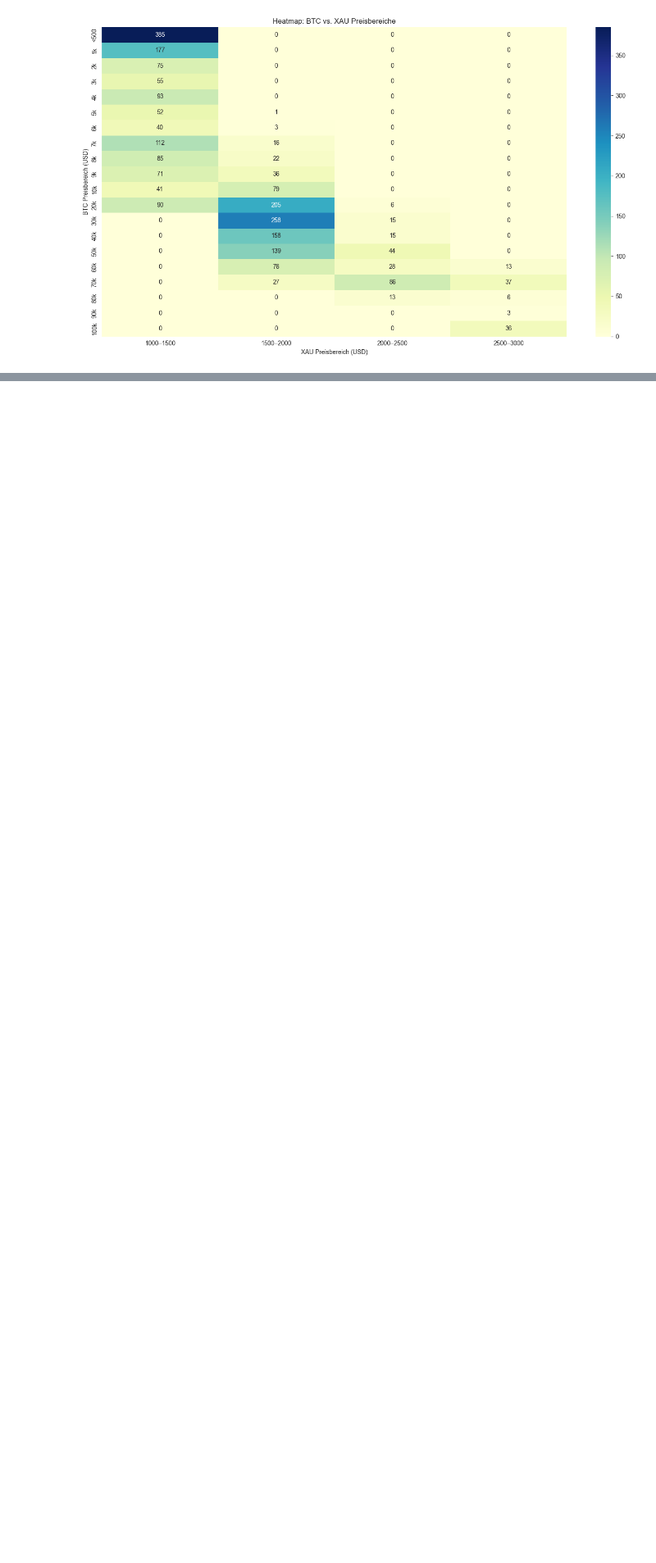
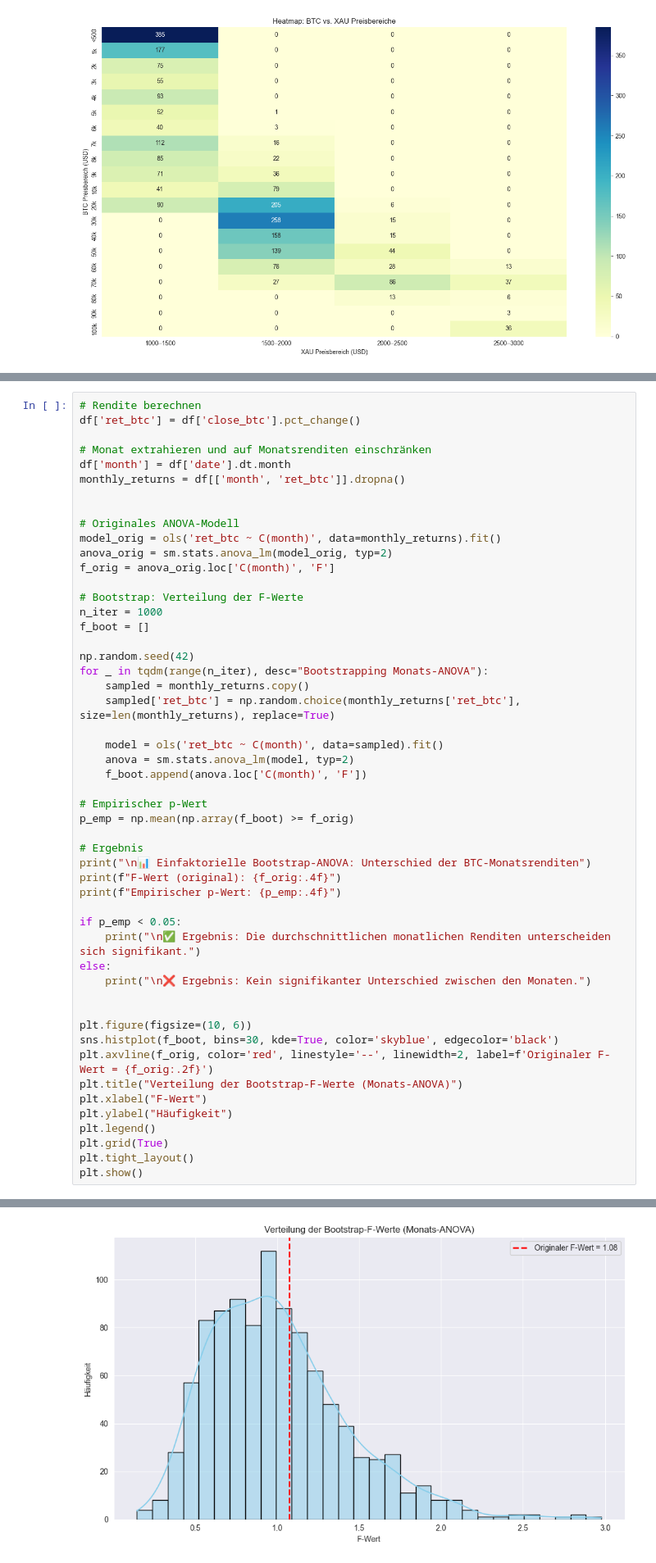
Before and after one commit to mohammadtaiba/DataVision, a Jupyter notebook: notebooks/btc_vs_gold.ipynb, the cells around one changed output, grey strips where cells are left out. Shown at 82% size. Cells and saved outputs as stored; diff of their text form; blank space fills up the shorter version.

```diff
--- a/notebooks/btc_vs_gold.ipynb
+++ b/notebooks/btc_vs_gold.ipynb
@@ -362,0 +490,52 @@ Ergebnis: Signifikanter Zusammenhang zwischen Kursveränderungen von Bitcoin und
+# %%
+# Rendite berechnen
+df['ret_btc'] = df['close_btc'].pct_change()
+
+# Monat extrahieren und auf Monatsrenditen einschränken
+df['month'] = df['date'].dt.month
+monthly_returns = df[['month', 'ret_btc']].dropna()
+
+
+# Originales ANOVA-Modell
+model_orig = ols('ret_btc ~ C(month)', data=monthly_returns).fit()
+anova_orig = sm.stats.anova_lm(model_orig, typ=2)
+f_orig = anova_orig.loc['C(month)', 'F']
+
+# Bootstrap: Verteilung der F-Werte
+n_iter = 1000
+f_boot = []
+
+np.random.seed(42)
+for _ in tqdm(range(n_iter), desc="Bootstrapping Monats-ANOVA"):
+    sampled = monthly_returns.copy()
+    sampled['ret_btc'] = np.random.choice(monthly_returns['ret_btc'], size=len(monthly_returns), replace=True)
+
+    model = ols('ret_btc ~ C(month)', data=sampled).fit()
+    anova = sm.stats.anova_lm(model, typ=2)
+    f_boot.append(anova.loc['C(month)', 'F'])
+
+# Empirischer p-Wert
+p_emp = np.mean(np.array(f_boot) >= f_orig)
+
+# Ergebnis
+print("\n📊 Einfaktorielle Bootstrap-ANOVA: Unterschied der BTC-Monatsrenditen")
+print(f"F-Wert (original): {f_orig:.4f}")
+print(f"Empirischer p-Wert: {p_emp:.4f}")
+
+if p_emp < 0.05:
+    print("\n✅ Ergebnis: Die durchschnittlichen monatlichen Renditen unterscheiden sich signifikant.")
+else:
+    print("\n❌ Ergebnis: Kein signifikanter Unterschied zwischen den Monaten.")
+
+
+plt.figure(figsize=(10, 6))
+sns.histplot(f_boot, bins=30, kde=True, color='skyblue', edgecolor='black')
+plt.axvline(f_orig, color='red', linestyle='--', linewidth=2, label=f'Originaler F-Wert = {f_orig:.2f}')
+plt.title("Verteilung der Bootstrap-F-Werte (Monats-ANOVA)")
+plt.xlabel("F-Wert")
+plt.ylabel("Häufigkeit")
+plt.legend()
+plt.grid(True)
+plt.tight_layout()
+plt.show()
+# %% [output]
@@ -362,0 +547 @@ Ergebnis: Signifikanter Zusammenhang zwischen Kursveränderungen von Bitcoin und
+[figure, added]
```
Also changed, not shown: parts of 10 cells of this notebook, 1 other file.
